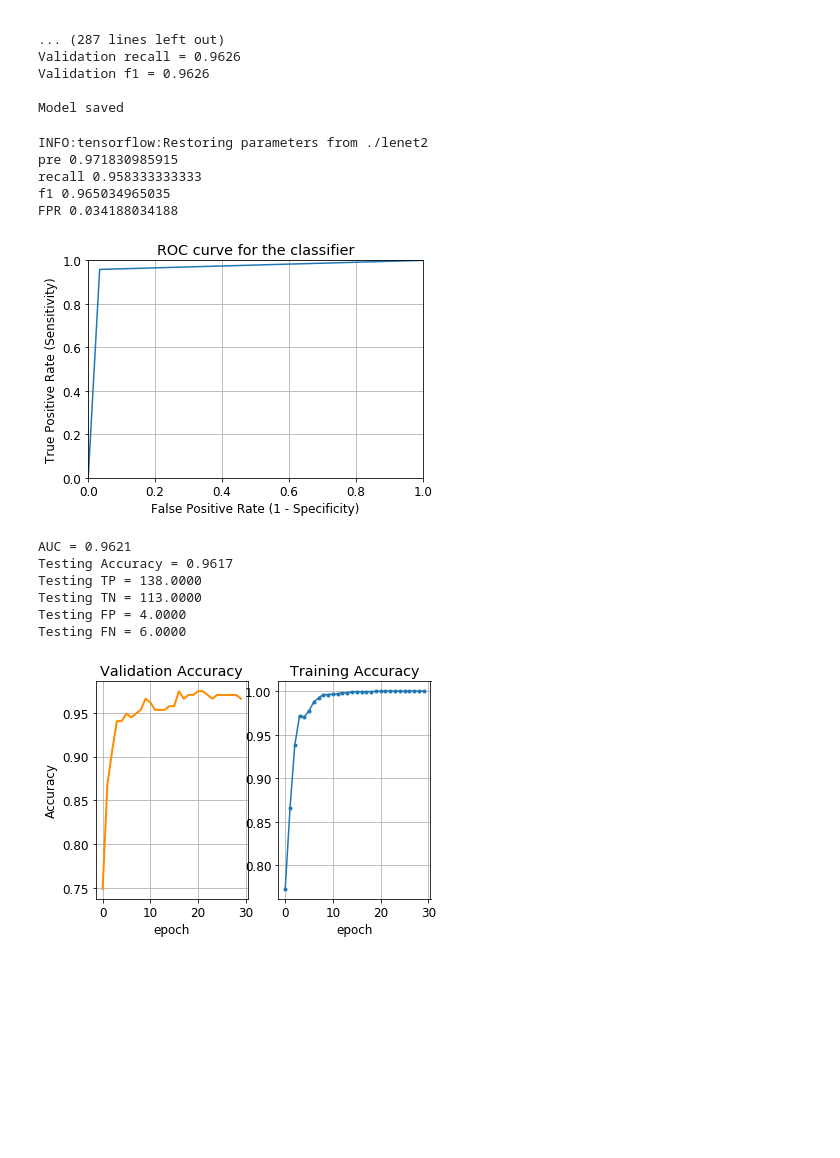
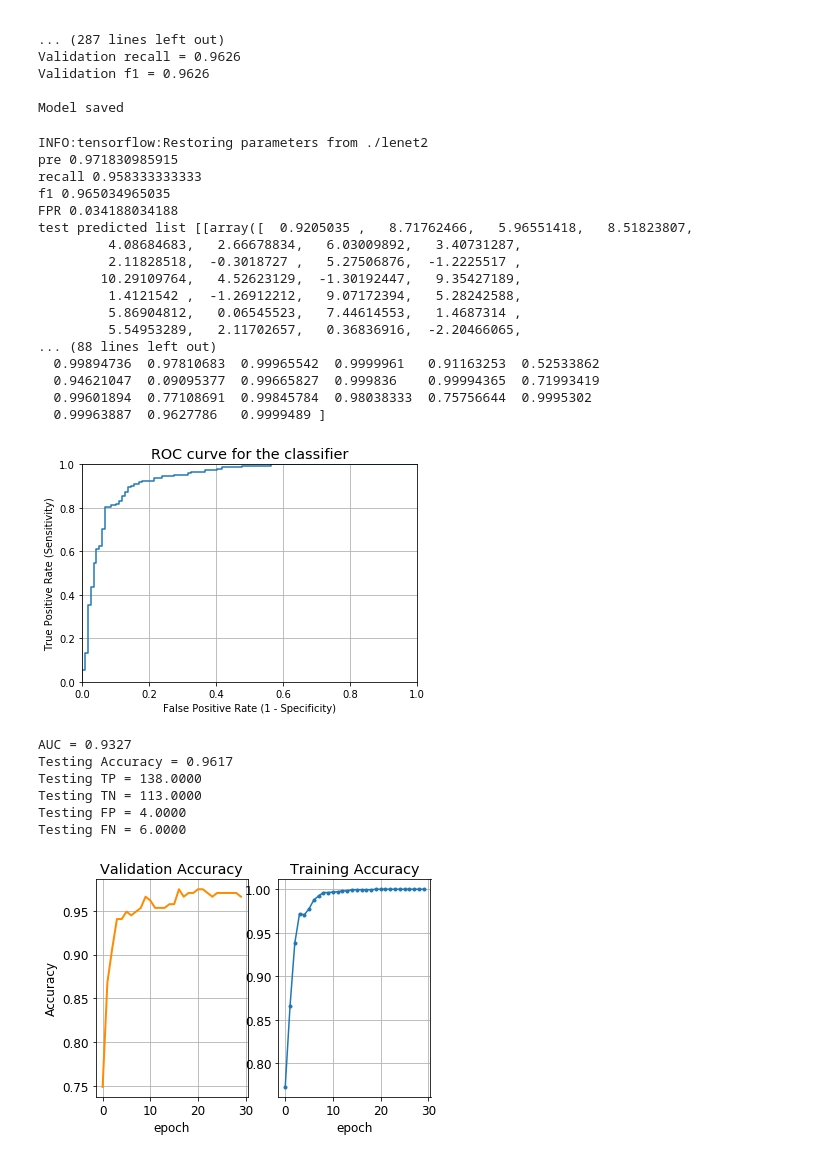
Before and after one commit to RayMick/LHD, a Jupyter notebook: Hotspot_detection_v0.2.ipynb, the cells around one changed output. Saved outputs shown, nothing was run; the diff lists cells and outputs as text; code cells hidden in the pictures; blank space fills up the shorter version.

Commit message:
Updated conversion from raw logits values to probabilities Corrected the ROC curve (since the predicted label feed into ROC calculation should be the prob instead of the logits)

```diff
--- a/Hotspot_detection_v0.2.ipynb
+++ b/Hotspot_detection_v0.2.ipynb
@@ -540,7 +544,7 @@ FP = tf.cast(tf.count_nonzero(predicted * (actual - 1)), tf.float32)
 FN = tf.cast(tf.count_nonzero((predicted - 1) * actual), tf.float32)
 
 
-saver = tf.train.Saver()
+#saver = tf.train.Saver()
 
 def evaluate(X_data, y_data):
     num_examples = len(X_data)
@@ -553,11 +557,13 @@ def evaluate(X_data, y_data):
     #actual=0
     predicted_list=[]
     actual_list=[]
+    logits_list=[]
+
     sess = tf.get_default_session()
     for offset in range(0, num_examples, BATCH_SIZE):
         batch_x, batch_y = X_data[offset:offset+BATCH_SIZE], y_data[offset:offset+BATCH_SIZE]
 
-        result = sess.run([accuracy_operation, TP, TN, FP, FN, predicted, actual], feed_dict={x: batch_x, y: batch_y, keep_prob: 1.0})
+        result = sess.run([accuracy_operation, TP, TN, FP, FN, predicted, actual, logits[:,1]], feed_dict={x: batch_x, y: batch_y, keep_prob: 1.0})
         total_accuracy += (result[0] * len(batch_x))
         total_TP += (result[1])
         total_TN += (result[2])
@@ -568,6 +574,7 @@ def evaluate(X_data, y_data):
         #print(result[6])
         predicted_list.append(result[5])
         actual_list.append(result[6])
+        logits_list.append(result[7])
 
 
     final_accuracy = total_accuracy / num_examples
@@ -577,7 +584,7 @@ def evaluate(X_data, y_data):
     FPR = total_FP / (total_TN+total_FP)
     f1 = 2.0 * precision * recall / (precision+recall)
 
-    return_metrics = [final_accuracy, precision, recall, f1, FPR, predicted_list, actual_list, total_TP, total_TN, total_FP, total_FN]
+    return_metrics = [final_accuracy, precision, recall, f1, FPR, predicted_list, actual_list, total_TP, total_TN, total_FP, total_FN, logits_list]
 
     return return_metrics
 # %%
@@ -676,7 +683,6 @@ with tf.Session() as sess:
     sess.run(tf.global_variables_initializer())
     saver2 = tf.train.import_meta_graph('./lenet2.meta')
     saver2.restore(sess, "./lenet2")
-    #test_accuracy = evaluate(X_test, y_test)
 
     test_predicted_list = []
     test_actual_list = []
@@ -684,18 +690,29 @@ with tf.Session() as sess:
     test_metrics = evaluate(X_test, y_test)
     #test_metrics = evaluate(X_valid, y_valid)
     test_accuracy = test_metrics[0]
-
-
     test_precision = test_metrics[1]
     test_recall = test_metrics[2]
     test_f1 = test_metrics[3]
     test_FPR = test_metrics[4]
-    test_predicted = test_metrics[5]
+    #test_predicted = test_metrics[5]
+
+    '''
+    test_predicted is raw logits, which are in the format of
+    [[  4.65761066e-03   9.95342389e-01]
+    [  9.75851270e-01   2.41487300e-02]
+    [  9.99983374e-01   1.66258341e-05]]
+
+    While we need the probabilities for being classfied as abnormal for plotting ROC
+    Use p=exp(logits)/(1+exp(logits)) to convert from logits to p
+    '''
+
+    test_predicted = test_metrics[11]
     test_actual = test_metrics[6]
     test_TP = test_metrics[7]
     test_TN = test_metrics[8]
     test_FP = test_metrics[9]
     test_FN = test_metrics[10]
+    test_logits = test_metrics[11]
 
     print("pre", test_precision)
     print("recall", test_recall)
@@ -703,7 +720,7 @@ with tf.Session() as sess:
     print("FPR", test_FPR)
     test_predicted_list.append(test_predicted)
     test_actual_list.append(test_actual)
-    #print(test_predicted_list)
+    print("test predicted list", test_predicted_list)
     #print(test_actual_list)
     #print(len(test_predicted_list))
     #print(len(test_actual_list))
@@ -711,36 +728,52 @@ with tf.Session() as sess:
     test_actual_list_flat = np.concatenate(test_actual_list).ravel()
     test_predicted_list_flat_2 = np.concatenate(test_predicted_list_flat).ravel()
     test_actual_list_flat_2 = np.concatenate(test_actual_list_flat).ravel()
     #print(test_predicted_list_flat_2)
     #print(test_actual_list_flat_2)
 
-    fpr, tpr, thresholds = metrics.roc_curve(test_actual_list_flat_2, test_predicted_list_flat_2)
+    test_predicted_list_flat_2=test_predicted_list_flat_2.astype(np.float64)
+    test_predicted_list_flat_2_proba = np.exp(test_predicted_list_flat_2)/(1.0+np.exp(test_predicted_list_flat_2))
+    print("test_predicted_list_flat_2_proba",test_predicted_list_flat_2_proba)
+
+    fpr, tpr, thresholds = metrics.roc_curve(test_actual_list_flat_2, test_predicted_list_flat_2_proba)
     plt.plot(fpr, tpr)
     plt.xlim([0.0, 1.0])
     plt.ylim([0.0, 1.0])
     plt.rcParams['font.size'] = 12
     plt.title('ROC curve for the classifier')
     plt.xlabel('False Positive Rate (1 - Specificity)')
     plt.ylabel('True Positive Rate (Sensitivity)')
     plt.grid(True)
     plt.show()
 
     AUC = metrics.roc_auc_score(test_actual_list_flat_2, test_predicted_list_flat_2)
 
     print("AUC = {:.4f}".format(AUC))
     print("Testing Accuracy = {:.4f}".format(test_accuracy))
     print("Testing TP = {:.4f}".format(test_TP))
     print("Testing TN = {:.4f}".format(test_TN))
     print("Testing FP = {:.4f}".format(test_FP))
     print("Testing FN = {:.4f}".format(test_FN))
 # %% [output]
 INFO:tensorflow:Restoring parameters from ./lenet2
 pre 0.971830985915
 recall 0.958333333333
 f1 0.965034965035
 FPR 0.034188034188
+test predicted list [[array([  0.9205035 ,   8.71762466,   5.96551418,   8.51823807,
+         4.08684683,   2.66678834,   6.03009892,   3.40731287,
+         2.11828518,  -0.3018727 ,   5.27506876,  -1.2225517 ,
+        10.29109764,   4.52623129,  -1.30192447,   9.35427189,
+         1.4121542 ,  -1.26912212,   9.07172394,   5.28242588,
+         5.86904812,   0.06545523,   7.44614553,   1.4687314 ,
+         5.54953289,   2.11702657,   0.36836916,  -2.20466065,
+... (88 lines left out)
+  0.99894736  0.97810683  0.99965542  0.9999961   0.91163253  0.52533862
+  0.94621047  0.09095377  0.99665827  0.999836    0.99994365  0.71993419
+  0.99601894  0.77108691  0.99845784  0.98038333  0.75756644  0.9995302
+  0.99963887  0.9627786   0.9999489 ]
-[figure, old version]
+[figure, new version]
-AUC = 0.9621
+AUC = 0.9327
 Testing Accuracy = 0.9617
 Testing TP = 138.0000
 Testing TN = 113.0000
```
Also changed, not shown: parts of 1 cell of this notebook.
